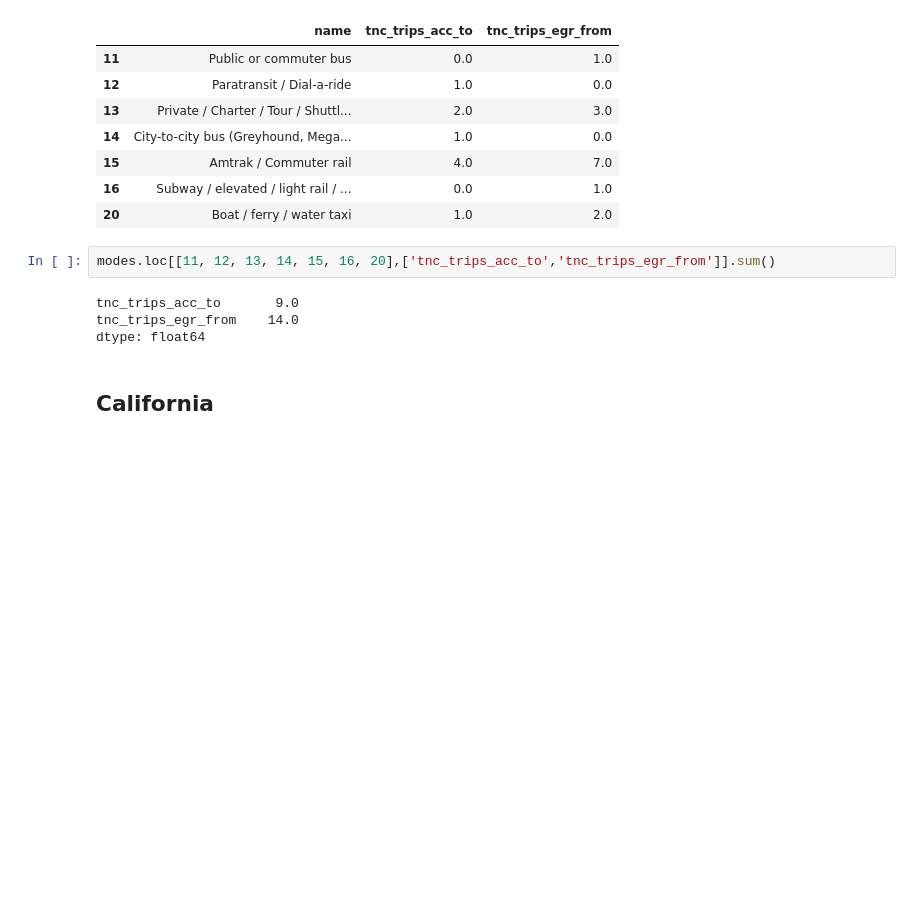
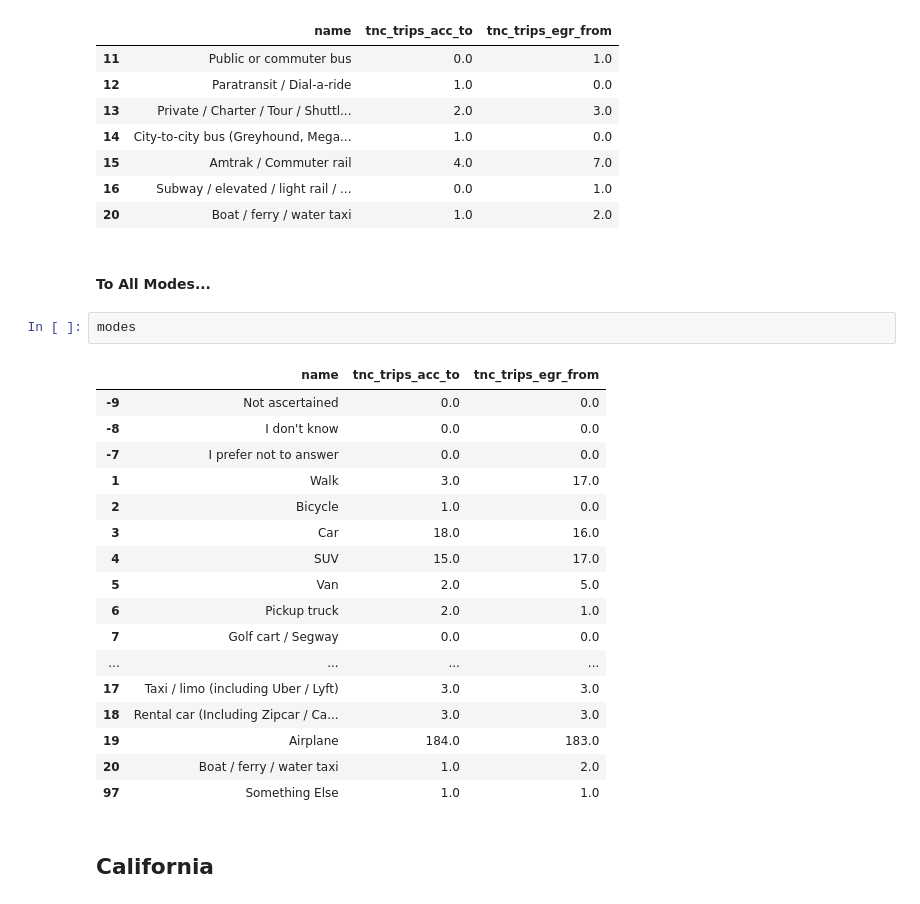
Before and after one commit to sdrewc/nhts_explorer, a Jupyter notebook: nhts_tnc_to_transit.ipynb, the cells around one changed output. Saved outputs shown, nothing was run; the diff lists cells and outputs as text; blank space fills up the shorter version.

Commit message:
add summary statistics and full access/egress table
Signed-off-by: Drew Cooper <drew.cooper@sfcta.org>

```diff
--- a/nhts_tnc_to_transit.ipynb
+++ b/nhts_tnc_to_transit.ipynb
@@ -98,12 +112,28 @@ modes.loc[[11, 12, 13, 14, 15, 16, 20]]
 | 15 | Amtrak / Commuter rail | 4.0 | 7.0 |
 | 16 | Subway / elevated / light rail / ... | 0.0 | 1.0 |
 | 20 | Boat / ferry / water taxi | 1.0 | 2.0 |
-# %%
-modes.loc[[11, 12, 13, 14, 15, 16, 20],['tnc_trips_acc_to','tnc_trips_egr_from']].sum()
-# %% [output]
-tnc_trips_acc_to       9.0
-tnc_trips_egr_from    14.0
-dtype: float64
+# %% [markdown]
+#### To All Modes...
+# %%
+modes
+# %% [output]
+|  | name | tnc_trips_acc_to | tnc_trips_egr_from |
+| -9 | Not ascertained | 0.0 | 0.0 |
+| -8 | I don't know | 0.0 | 0.0 |
+| -7 | I prefer not to answer | 0.0 | 0.0 |
+| 1 | Walk | 3.0 | 17.0 |
+| 2 | Bicycle | 1.0 | 0.0 |
+| 3 | Car | 18.0 | 16.0 |
+| 4 | SUV | 15.0 | 17.0 |
+| 5 | Van | 2.0 | 5.0 |
+| 6 | Pickup truck | 2.0 | 1.0 |
+| 7 | Golf cart / Segway | 0.0 | 0.0 |
+| ... | ... | ... | ... |
+| 17 | Taxi / limo (including Uber / Lyft) | 3.0 | 3.0 |
+| 18 | Rental car (Including Zipcar / Ca... | 3.0 | 3.0 |
+| 19 | Airplane | 184.0 | 183.0 |
+| 20 | Boat / ferry / water taxi | 1.0 | 2.0 |
+| 97 | Something Else | 1.0 | 1.0 |
 # %% [markdown]
 ## California
 # %%
```
Also changed, not shown: parts of 12 cells of this notebook.
